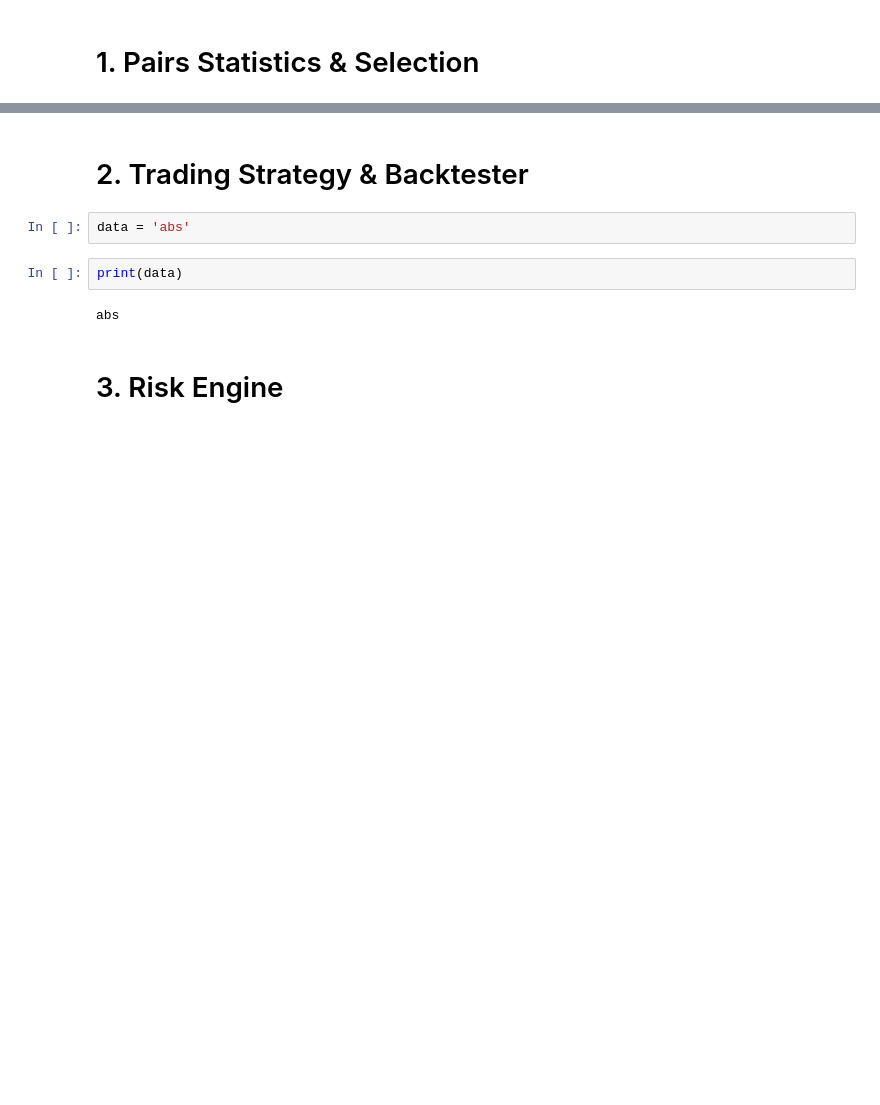
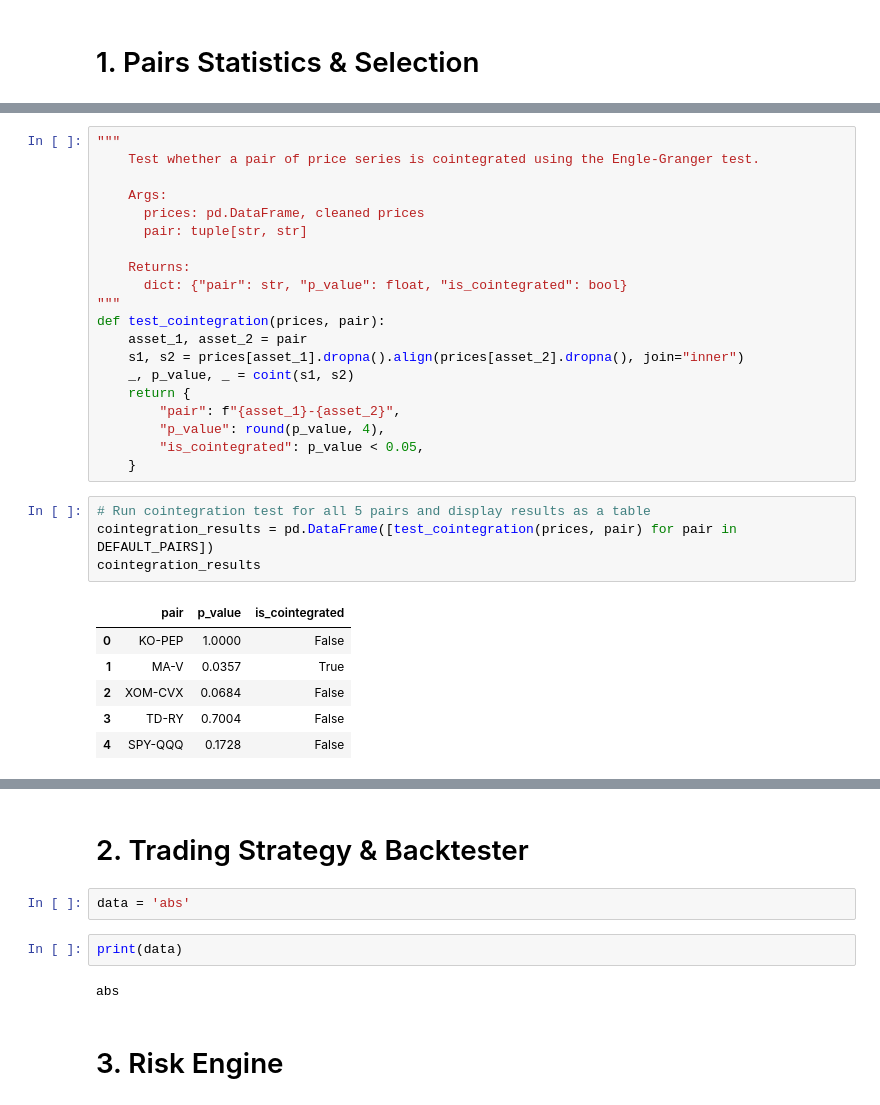
Before and after one commit to JamesDuf/UW-DRP-2026S, a Jupyter notebook: UW_DRP_2026S_pairs_trading_project.ipynb, the cells around one changed output, grey strips where cells are left out. Drawn from its saved outputs; the diff is of its cells as text; blank space fills up the shorter version.

```diff
--- a/UW_DRP_2026S_pairs_trading_project.ipynb
+++ b/UW_DRP_2026S_pairs_trading_project.ipynb
@@ -80,0 +171,31 @@ Hello
+# %%
+"""
+    Test whether a pair of price series is cointegrated using the Engle-Granger test.
+
+    Args:
+      prices: pd.DataFrame, cleaned prices
+      pair: tuple[str, str]
+
+    Returns:
+      dict: {"pair": str, "p_value": float, "is_cointegrated": bool}
+"""
+def test_cointegration(prices, pair):
+    asset_1, asset_2 = pair
+    s1, s2 = prices[asset_1].dropna().align(prices[asset_2].dropna(), join="inner")
+    _, p_value, _ = coint(s1, s2)
+    return {
+        "pair": f"{asset_1}-{asset_2}",
+        "p_value": round(p_value, 4),
+        "is_cointegrated": p_value < 0.05,
+    }
+# %%
+# Run cointegration test for all 5 pairs and display results as a table
+cointegration_results = pd.DataFrame([test_cointegration(prices, pair) for pair in DEFAULT_PAIRS])
+cointegration_results
+# %% [output]
+|  | pair | p_value | is_cointegrated |
+| 0 | KO-PEP | 1.0000 | False |
+| 1 | MA-V | 0.0357 | True |
+| 2 | XOM-CVX | 0.0684 | False |
+| 3 | TD-RY | 0.7004 | False |
+| 4 | SPY-QQQ | 0.1728 | False |
```
Also changed, not shown: parts of 13 cells of this notebook, 1 other file.
